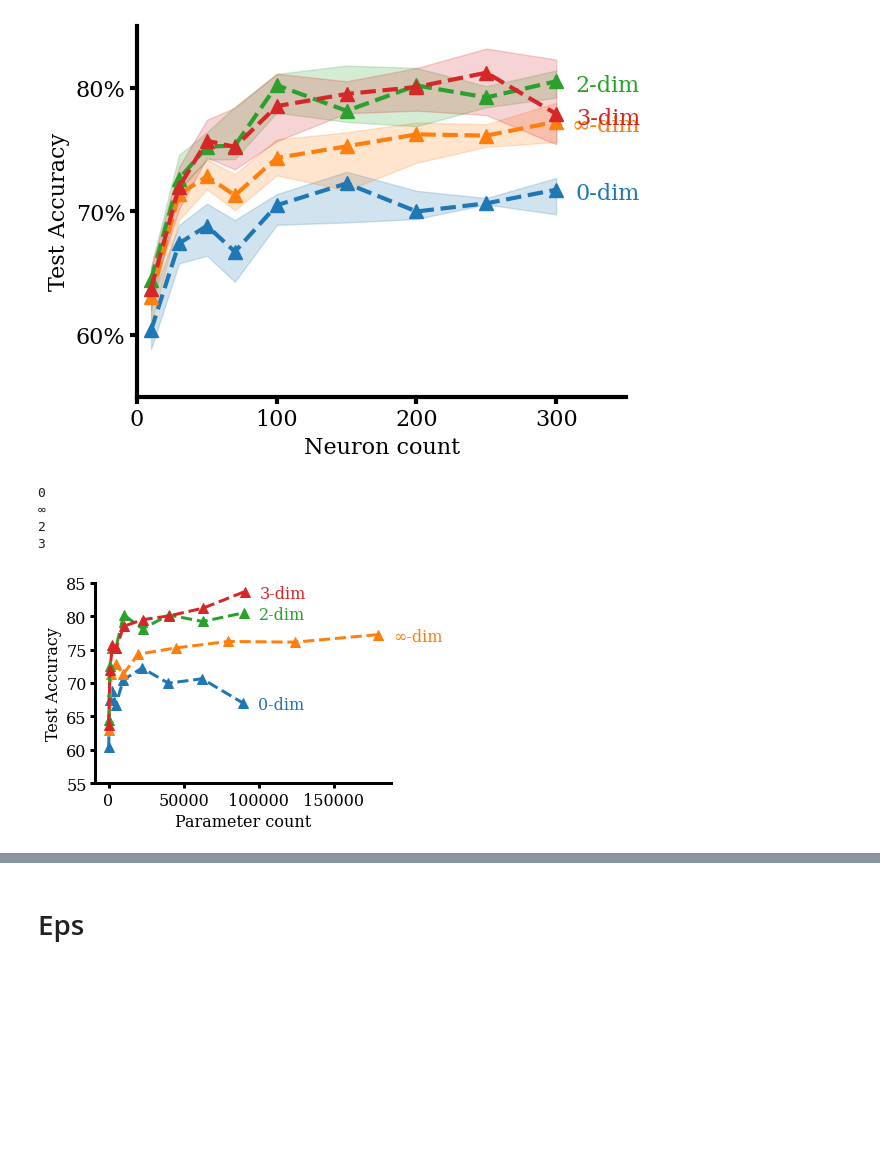
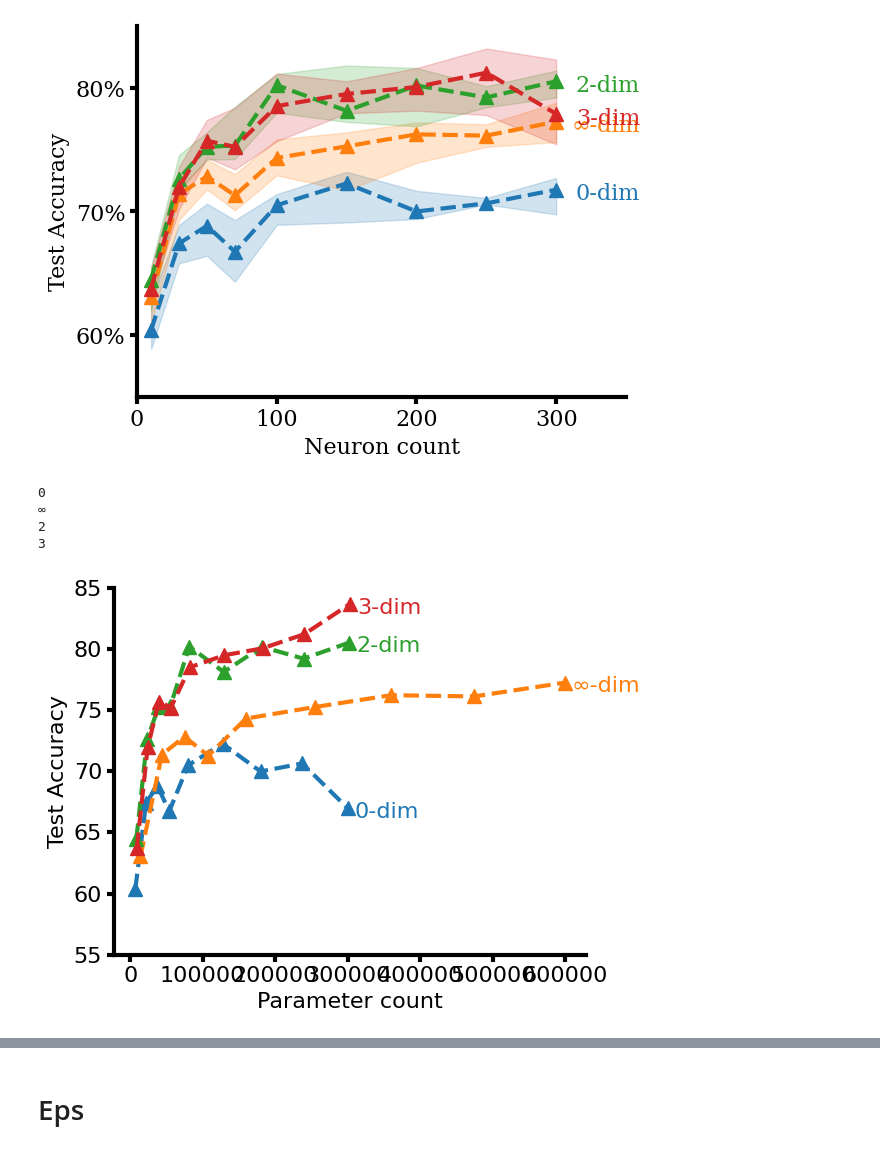
Before and after one commit to llandsmeer/spatial_snns, a Jupyter notebook: Plot.ipynb, the cells around one changed output, grey strips where cells are left out. Cells and saved outputs as stored; diff of their text form; code cells hidden in the pictures; blank space fills up the shorter version.

Commit message:
plot

```diff
--- a/Plot.ipynb
+++ b/Plot.ipynb
@@ -4,4 +4,7 @@ os.environ['CUDA_VISIBLE_DEVICES'] = '1'
 # %%
+import jax
+jax.config.update("jax_enable_x64", True)
+
 import numpy as np
 import matplotlib.pyplot as plt
 import json, pandas as pd, glob, tqdm
@@ -29,7 +32,8 @@ plt.rcParams['lines.markersize'] = 10
 plt.rcParams['axes.labelsize'] = 16
 plt.rcParams['xtick.labelsize'] = 16
 plt.rcParams['ytick.labelsize'] = 16
-plt.rcParams['font.family'] = 'Noto sans'
+# plt.rcParams['font.family'] = 'Noto sans'
+plt.rcParams['font.family'] = 'sans-serif'
 plt.rcParams['axes.linewidth'] = 3
 plt.rcParams['xtick.major.width'] = 3
 plt.rcParams['ytick.major.width'] = 3
@@ -253,7 +249,11 @@ take = [
     '0', 'inf', '2', '3'
     ]
 
-finalnormal = final[final.net.isin(take)]
+#finalnormal = final[final.net.isin(take)]
+finalnormal = final[(final.net.isin(take))  & (final['sparse']!= final['sparse']) &
+(final.tgtfreq==10) & (final.population_freq != True) & (final.line != True) &
+(final.adex != final.adex)] #& (final.tag == 'default')]
+
 
 finalnormal
 
@@ -276,37 +276,37 @@ for net in take:
     high = sub[['nhidden', 't1p']].groupby('nhidden').quantile(0.75)
     sub = sub[['nhidden', 't1p']].groupby('nhidden').median()
     y = sub.t1p
     color = None
     # if net == '0': color = 'black'
     # elif net == 'inf': color = 'blue'
     neurons = sub.index.values
     if net == '0':
-        params = neurons * (neurons - 1)
+        params = neurons * (neurons - 1) + 700 * neurons
     elif net == 'inf':
-        params = 2 * neurons * (neurons - 1)
+        params = 2 * neurons * (neurons - 1) + 2 * 700 * neurons
     else:
-        params = neurons * (neurons - 1) + neurons * int(net)
+        params = 700 * neurons + int(net)*700 + neurons * (neurons - 1) + neurons * int(net)
     line,  = plt.plot(params, y, '^--', label=net, color=color)
     net = net.replace('inf', '∞')
     plt.text(
         params[-1]+10000,
         y.values[-1] - 0.3,
         f'{net}-dim',
         va='center',
         ha='left',
         color=line.get_color()
     )
     print(net)
 
 plt.tight_layout()
 plt.savefig(f'img/nofill-params-dim.svg')
 plt.savefig(f'img/nofill-params-dim.png', dpi=300)
 # %% [output]
 0
 ∞
 2
 3
-[figure, old version]
+[figure, new version]
 # %%
 import matplotlib.transforms as mtrans
 
```
Also changed, not shown: parts of 50 cells of this notebook.
